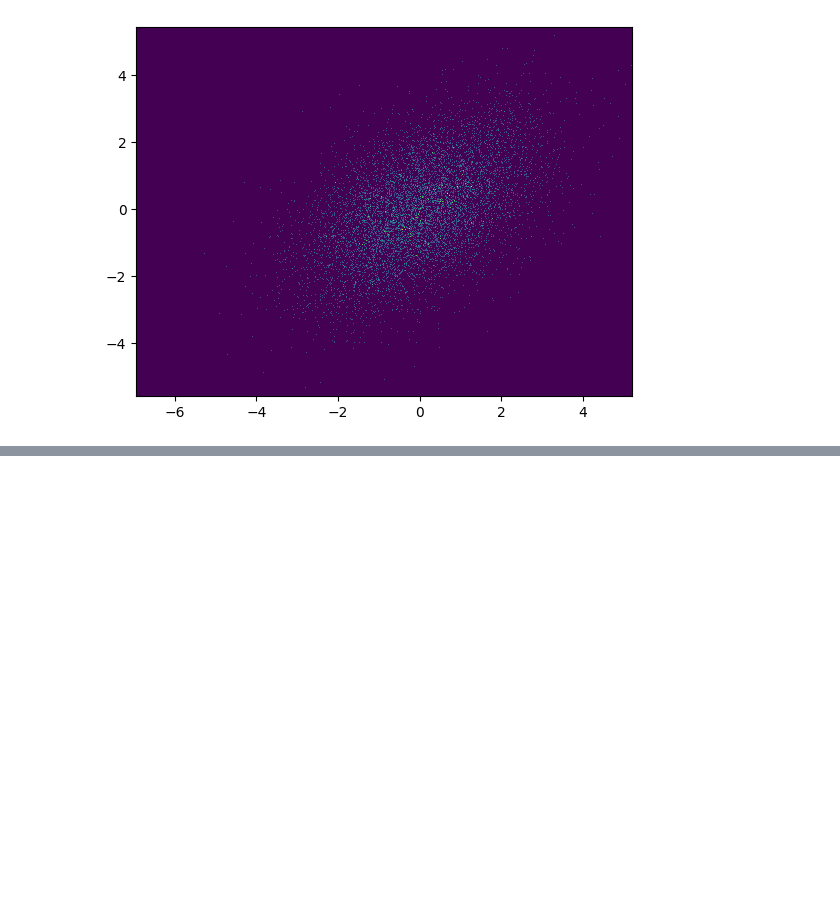
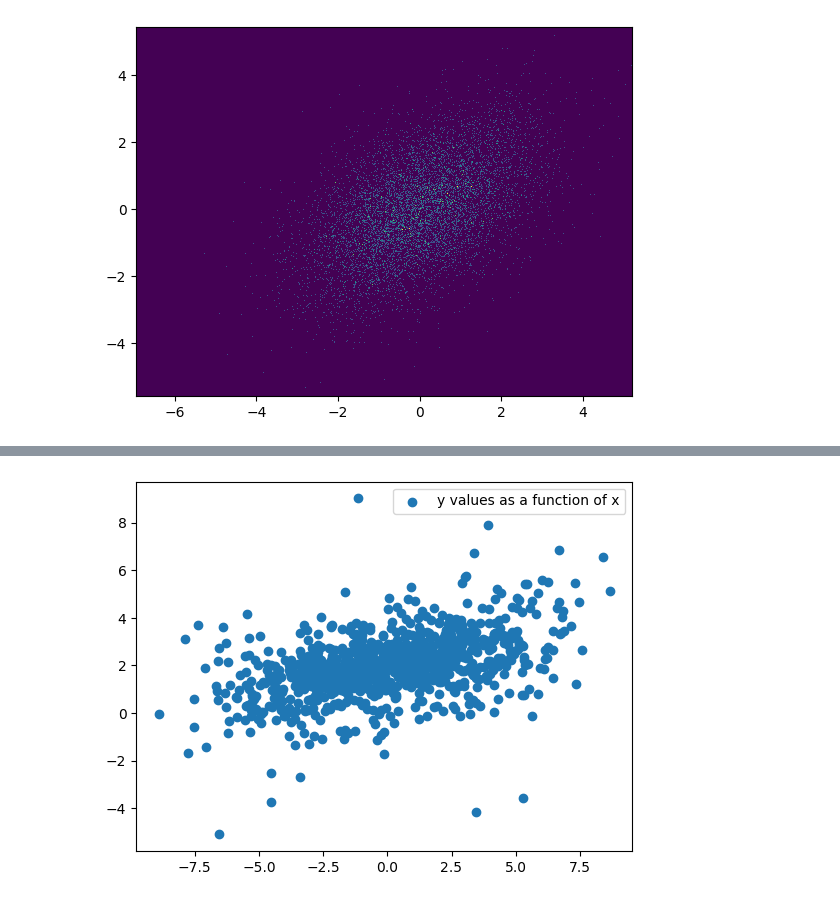
Before and after one commit to nmpluta/data-analytics-lectures, a Jupyter notebook: Data Analytics/Lab 1/lab1.ipynb, the cells around one changed output, grey strips where cells are left out. Drawn from its saved outputs; the diff is of its cells as text; code cells hidden in the pictures; blank space fills up the shorter version.

```diff
--- a/Data Analytics/Lab 1/lab1.ipynb
+++ b/Data Analytics/Lab 1/lab1.ipynb
@@ -141,0 +161,17 @@ for index, distribution in enumerate(distributions_2d):
+# %%
+# Task 5
+num_samples = 1000
+
+alpha = np.random.normal(2, 0.1, num_samples)
+beta = np.random.normal(0.2, 0.2, num_samples)
+x = np.random.normal(0, 3, num_samples)
+sigma = np.abs(np.random.normal(0, 1, num_samples))
+mu = alpha + x*beta
+y = np.random.normal(mu, sigma)
+# %%
+# Task 6
+plt.scatter(x, y, label='y values as a function of x')
+plt.legend()
+plt.show()
+# %% [output]
+[figure, added]
```
Also changed, not shown: parts of 1 cell of this notebook.
